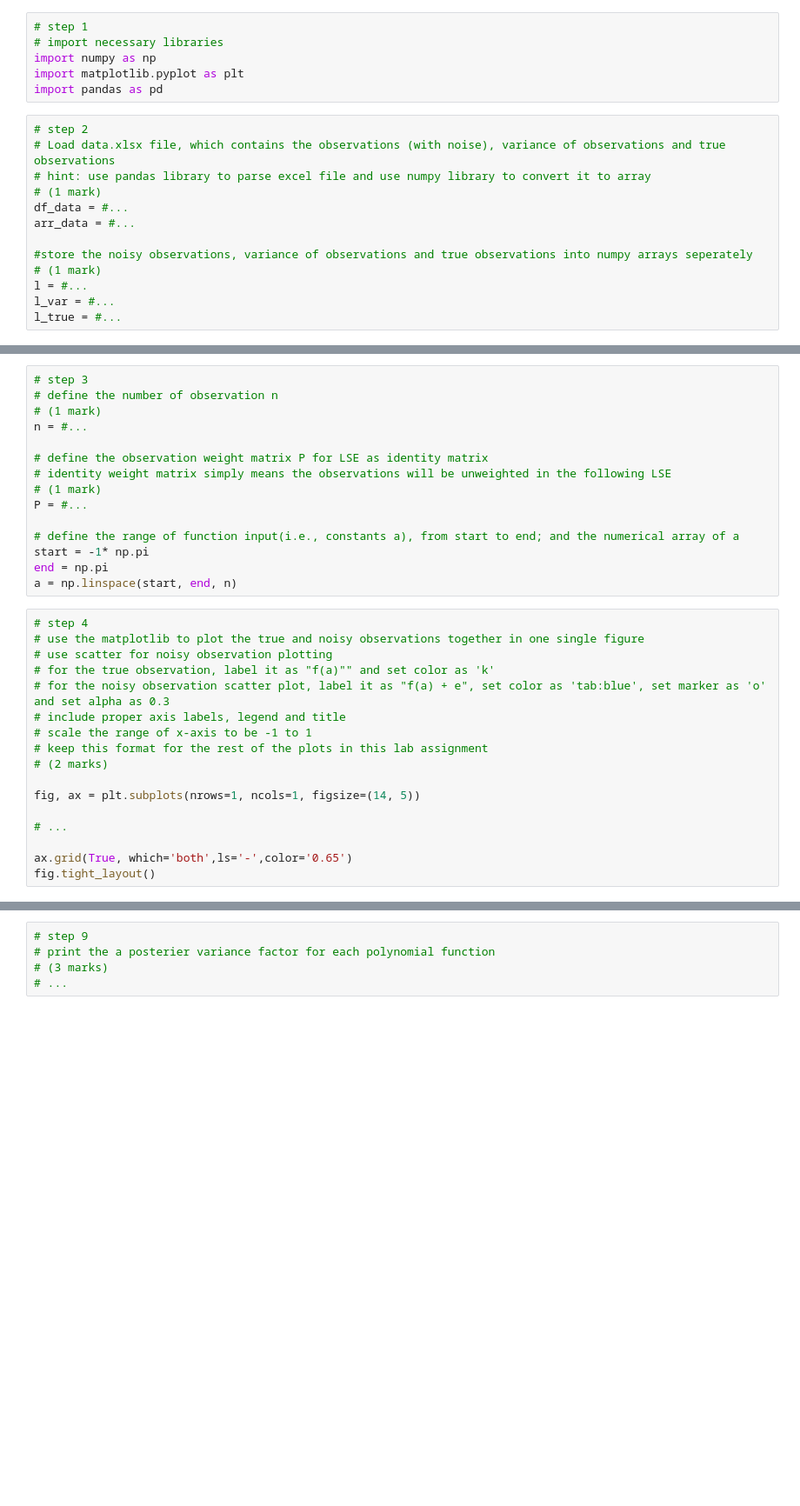
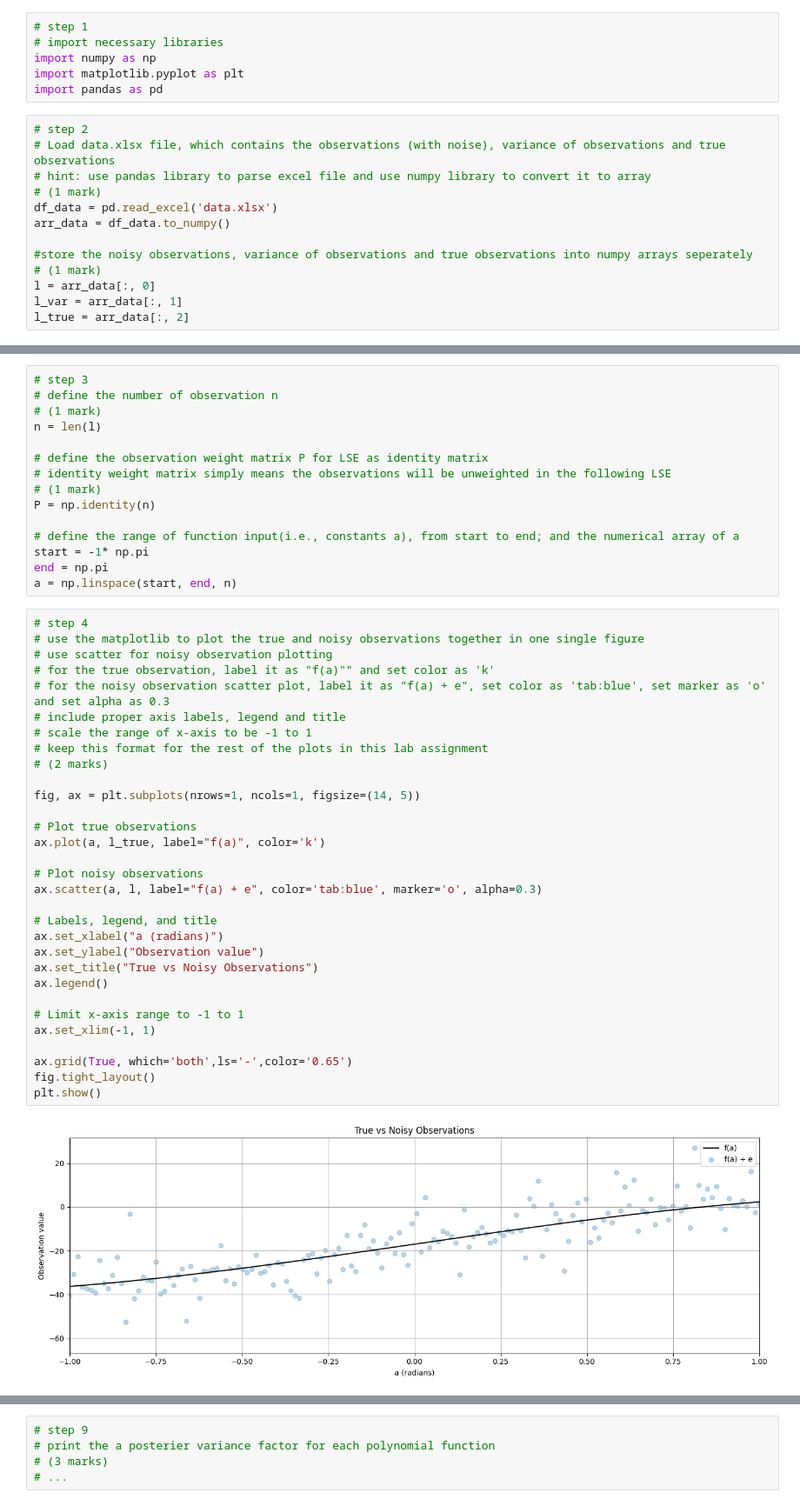
Before and after one commit to caydincleland/ENGG680_2025_Fall_group8Fork, a Jupyter notebook: Lab_Assignment1/Assignment1.ipynb, the cells around one changed output, grey strips where cells are left out. Shown: that part at 87% size. Cells and saved outputs as stored; diff of their text form; blank space fills up the shorter version.

Commit message:
curve fitting solution

```diff
--- a/Lab_Assignment1/Assignment1.ipynb
+++ b/Lab_Assignment1/Assignment1.ipynb
@@ -684,11 +684,11 @@ import pandas as pd
 # Load data.xlsx file, which contains the observations (with noise), variance of observations and true observations
 # hint: use pandas library to parse excel file and use numpy library to convert it to array
 # (1 mark)
-df_data = #...
-arr_data = #...
+df_data = pd.read_excel('data.xlsx')
+arr_data = df_data.to_numpy()
 
 #store the noisy observations, variance of observations and true observations into numpy arrays seperately
 # (1 mark)
-l = #...
-l_var = #...
-l_true = #...
+l = arr_data[:, 0]
+l_var = arr_data[:, 1]
+l_true = arr_data[:, 2]
@@ -698,12 +696,12 @@ SyntaxError: invalid syntax (2642083136.py, line 5)
 # step 3
 # define the number of observation n
 # (1 mark)
-n = #...
+n = len(l)
 
 # define the observation weight matrix P for LSE as identity matrix
 # identity weight matrix simply means the observations will be unweighted in the following LSE
 # (1 mark)
-P = #...
+P = np.identity(n)
 
 # define the range of function input(i.e., constants a), from start to end; and the numerical array of a
 start = -1* np.pi
@@ -712,20 +710,36 @@ a = np.linspace(start, end, n)
 # %%
 # step 4
 # use the matplotlib to plot the true and noisy observations together in one single figure
 # use scatter for noisy observation plotting
 # for the true observation, label it as "f(a)"" and set color as 'k'
 # for the noisy observation scatter plot, label it as "f(a) + e", set color as 'tab:blue', set marker as 'o' and set alpha as 0.3
 # include proper axis labels, legend and title
 # scale the range of x-axis to be -1 to 1
 # keep this format for the rest of the plots in this lab assignment
 # (2 marks)
 
 fig, ax = plt.subplots(nrows=1, ncols=1, figsize=(14, 5))
 
-# ...
+# Plot true observations
+ax.plot(a, l_true, label="f(a)", color='k')
+
+# Plot noisy observations
+ax.scatter(a, l, label="f(a) + e", color='tab:blue', marker='o', alpha=0.3)
+
+# Labels, legend, and title
+ax.set_xlabel("a (radians)")
+ax.set_ylabel("Observation value")
+ax.set_title("True vs Noisy Observations")
+ax.legend()
+
+# Limit x-axis range to -1 to 1
+ax.set_xlim(-1, 1)
 
 ax.grid(True, which='both',ls='-',color='0.65')
 fig.tight_layout()
+plt.show()
+# %% [output]
+[figure, added]
 # %%
 # step 5
 # define a curve fitting function named fit_polynomial_curve
```
Also changed, not shown: parts of 10 cells of this notebook.
